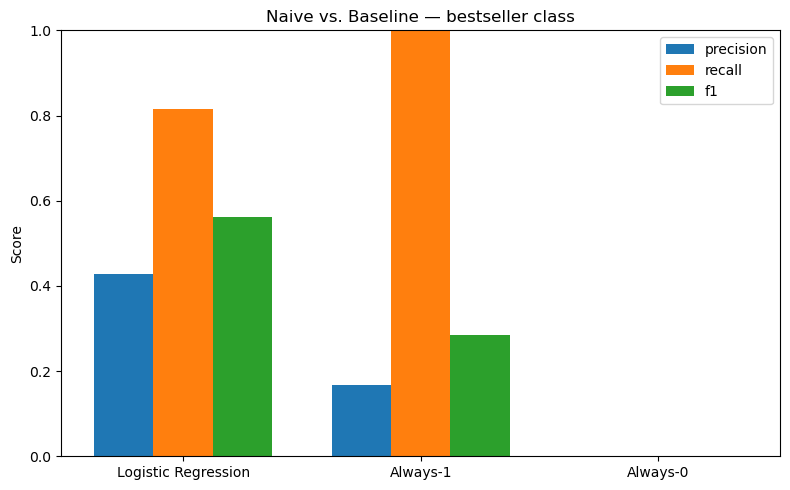
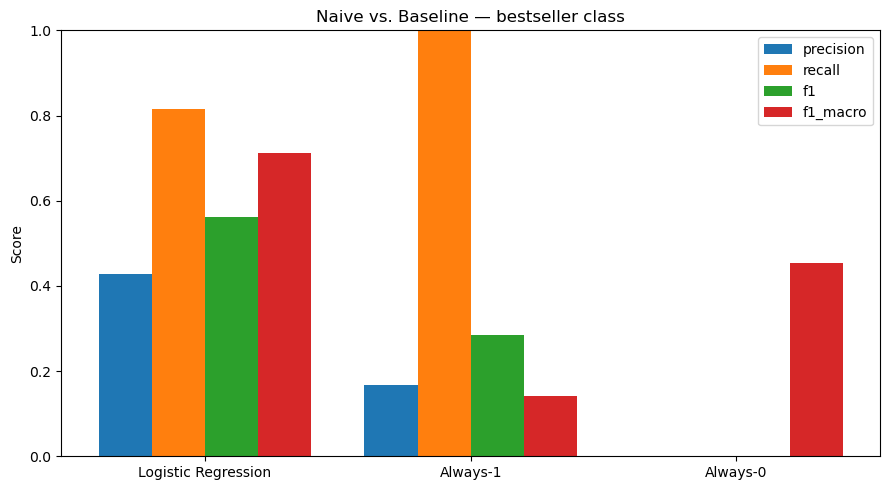
Code edit (unified diff) that turned the first committed figure into the second:
--- before
+++ after
@@ -3,11 +3,13 @@
         'model': 'Always-0',
         'f1': f1_score(y_test, np.zeros_like(y_test), zero_division=0),
+        'f1_macro': f1_score(y_test, np.zeros_like(y_test), average='macro', zero_division=0),
         'precision': precision_score(y_test, np.zeros_like(y_test), zero_division=0),
         'recall': recall_score(y_test, np.zeros_like(y_test), zero_division=0),
-        'roc_auc': None,  # naive baselines don't produce probabilities — N/A is expected here
+        'roc_auc': None,
     },
     {
         'model': 'Always-1',
         'f1': f1_score(y_test, np.ones_like(y_test), zero_division=0),
+        'f1_macro': f1_score(y_test, np.ones_like(y_test), average='macro', zero_division=0),
         'precision': precision_score(y_test, np.ones_like(y_test), zero_division=0),
         'recall': recall_score(y_test, np.ones_like(y_test), zero_division=0),
@@ -19,13 +21,13 @@
 print(comparison)
 
-metrics = ['precision', 'recall', 'f1']
+metrics = ['precision', 'recall', 'f1', 'f1_macro']
 x = np.arange(len(comparison))
-width = 0.25
+width = 0.2
 
-fig, ax = plt.subplots(figsize=(8, 5))
+fig, ax = plt.subplots(figsize=(9, 5))
 for i, m in enumerate(metrics):
     ax.bar(x + i * width, comparison[m], width, label=m)
 
-ax.set_xticks(x + width)
+ax.set_xticks(x + width * 1.5)
 ax.set_xticklabels(comparison['model'])
 ax.set_ylabel('Score')

Commit: Updated baseline + advanced modeling